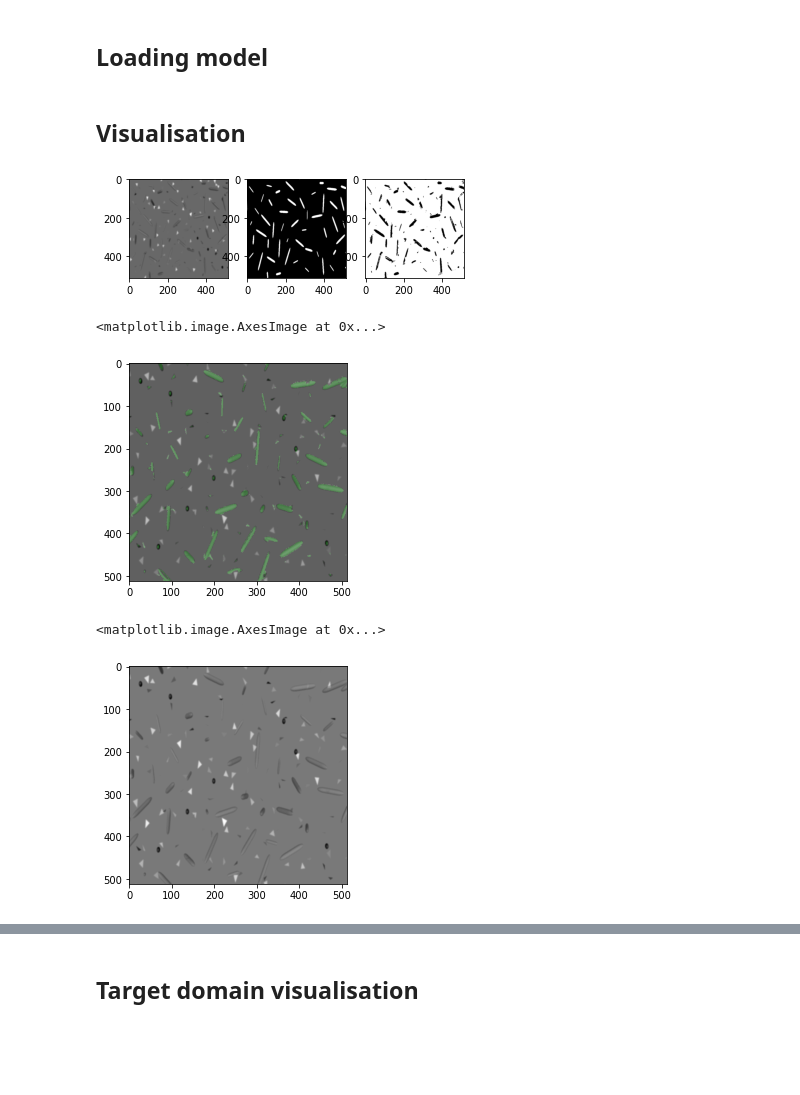
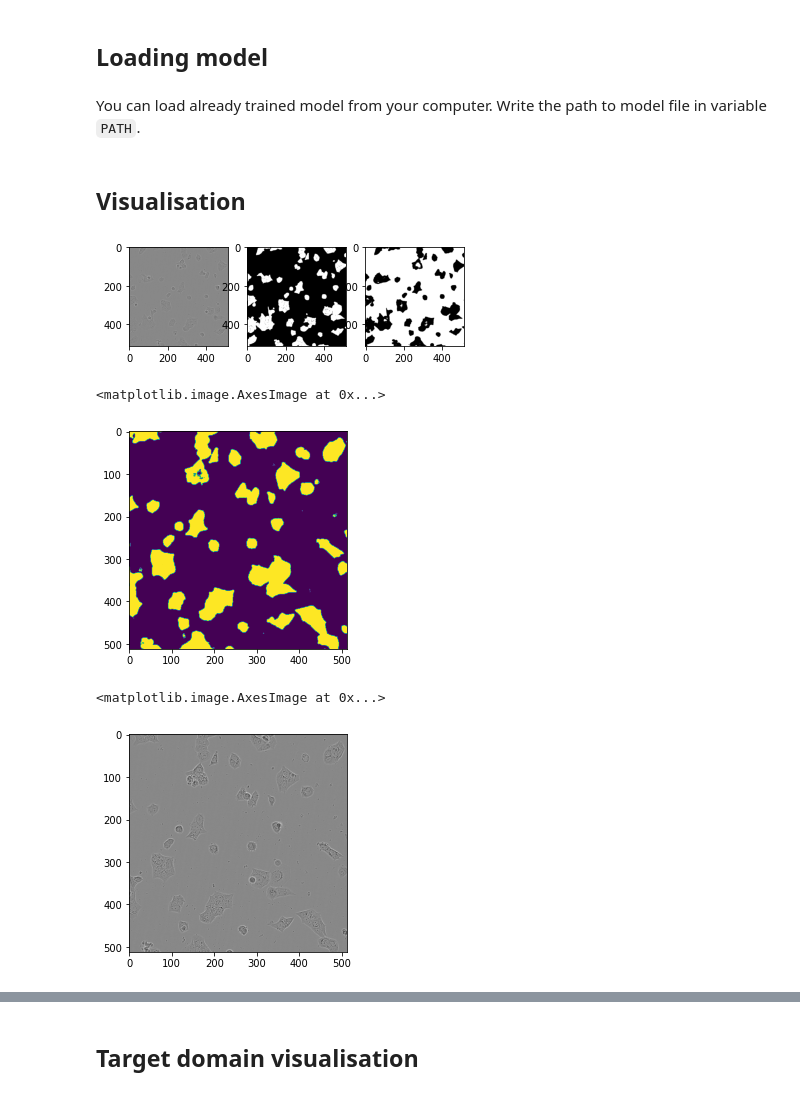
Before and after one commit to anttitapsa/Domain_adaptation, a Jupyter notebook: main.ipynb, the cells around one changed output, grey strips where cells are left out. Drawn from its saved outputs; the diff is of its cells as text; code cells hidden in the pictures; blank space fills up the shorter version.

Commit message:
removed hard coded paths. Finished notebook

```diff
--- a/main.ipynb
+++ b/main.ipynb
@@ -64,9 +76,11 @@ train_loop.train_net(   net=neural_net,
                         amp=False)
 # %% [markdown]
 ## Loading model
+# %% [markdown]
+You can load already trained model from your computer. Write the path to model file in variable `PATH`.
 # %%
 device = torch.device('cuda' if torch.cuda.is_available() else 'cpu')
-PATH = "C:\\Users\\Antti\\Documents\\#1_Masters_studies\\LST_project\\GIT_REPO\\checkpoint_epoch1_2022-03-01.pth"
+PATH = ""
 # %%
 net = torch.load(PATH, map_location=device)
 # %% [markdown]
@@ -74,24 +88,24 @@ net = torch.load(PATH, map_location=device)
 # %%
 visual.imshow_side_by_side_model(1, test_set, net)
 # %% [output]
-[figure, old version]
+[figure, new version]
 # %%
 with torch.no_grad():
-      image, mask = test_set[8]
+      image, mask = test_set[1]
       prediction = net(torch.unsqueeze(image, dim=0))
       prediction = torch.squeeze(prediction, dim=0)
 # %%
-plt.imshow(torch.squeeze(image), cmap = 'gray')
+#plt.imshow(torch.squeeze(image), cmap = 'gray')
 mask_np = np.delete(prediction.permute(1,2,0).numpy(),0, axis=2)
 
-mask_np = np.where(mask_np == 0, np.array([0,0,0]), mask_np)
-mask_np = np.where(mask_np == 1, np.array([0,1,0]), mask_np)
-plt.imshow(mask_np, alpha = 0.2)
+#mask_np = np.where(mask_np == 0, np.array([0,0,0]), mask_np)
+#mask_np = np.where(mask_np == 1, np.array([0,1,0]), mask_np)
+plt.imshow(mask_np, alpha = 1)
 # %% [output]
 <matplotlib.image.AxesImage at 0x...>
-[figure, old version]
+[figure, new version]
 # %%
 plt.imshow(torch.squeeze(image), cmap = 'gray')
 # %% [output]
 <matplotlib.image.AxesImage at 0x...>
-[figure, old version]
+[figure, new version]
```
Also changed, not shown: parts of 7 cells of this notebook, 3 other files.
